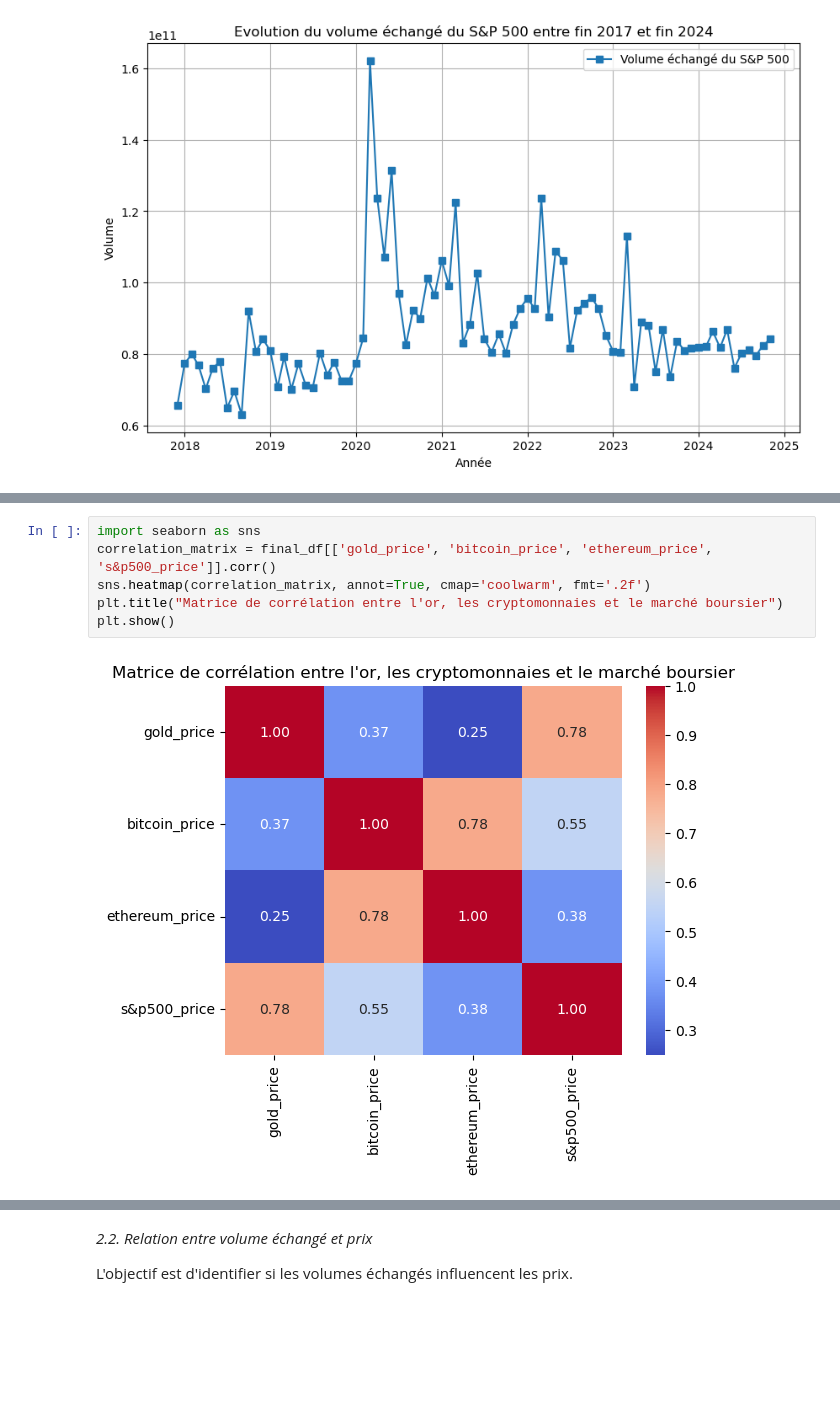
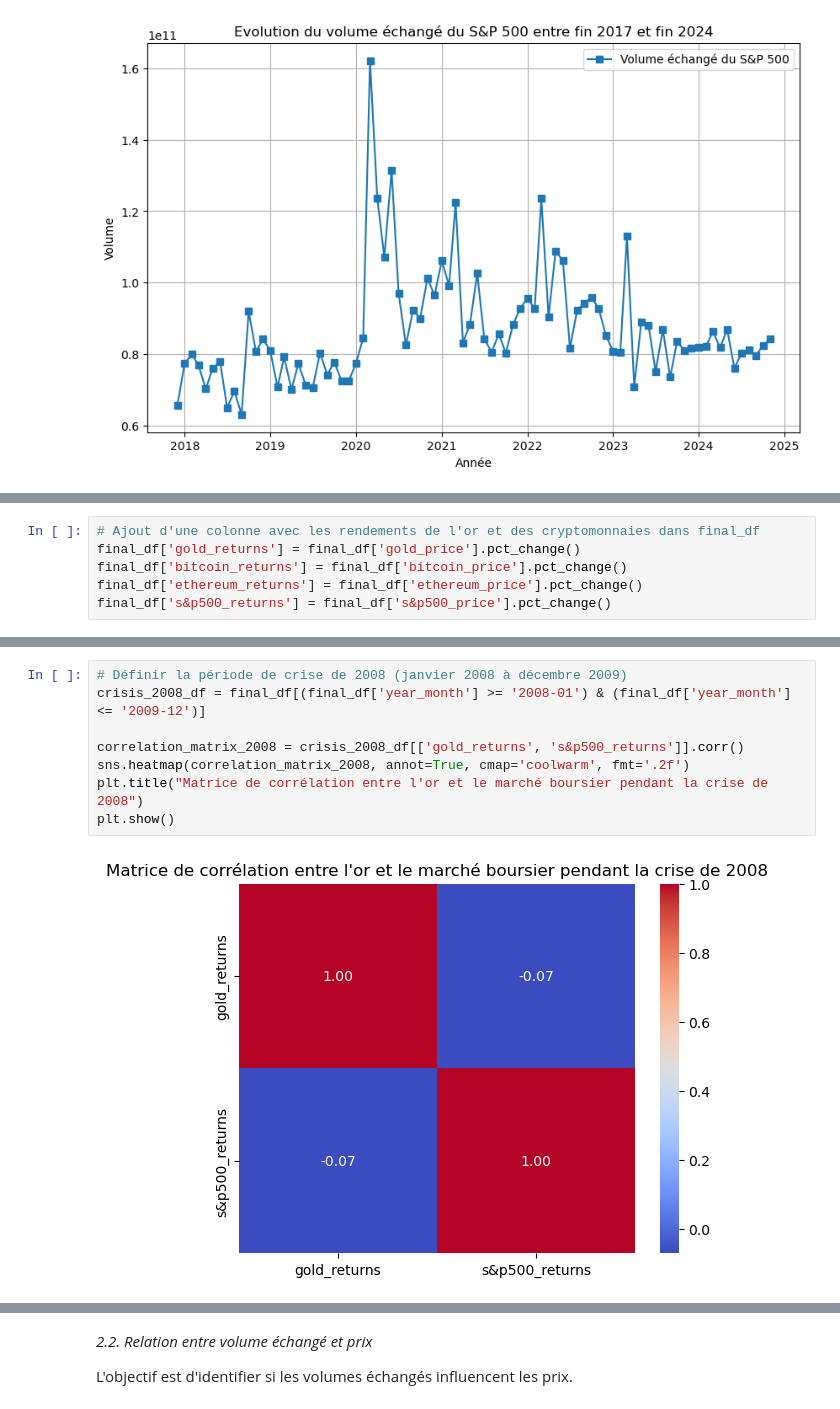
Before and after one commit to hafsaelibrahimi/projet_gold_refuge, a Jupyter notebook: dataset.ipynb, the cells around one changed output, grey strips where cells are left out. Drawn from its saved outputs; the diff is of its cells as text; blank space fills up the shorter version.

Commit message:
Corrélation

```diff
--- a/dataset.ipynb
+++ b/dataset.ipynb
@@ -546,0 +567,6 @@ plt.show()
+# %%
+# Ajout d'une colonne avec les rendements de l'or et des cryptomonnaies dans final_df
+final_df['gold_returns'] = final_df['gold_price'].pct_change()
+final_df['bitcoin_returns'] = final_df['bitcoin_price'].pct_change()
+final_df['ethereum_returns'] = final_df['ethereum_price'].pct_change()
+final_df['s&p500_returns'] = final_df['s&p500_price'].pct_change()
@@ -547,8 +589,10 @@ plt.show()
 # %%
-import seaborn as sns
-correlation_matrix = final_df[['gold_price', 'bitcoin_price', 'ethereum_price', 's&p500_price']].corr()
-sns.heatmap(correlation_matrix, annot=True, cmap='coolwarm', fmt='.2f')
-plt.title("Matrice de corrélation entre l'or, les cryptomonnaies et le marché boursier")
+# Définir la période de crise de 2008 (janvier 2008 à décembre 2009)
+crisis_2008_df = final_df[(final_df['year_month'] >= '2008-01') & (final_df['year_month'] <= '2009-12')]
+
+correlation_matrix_2008 = crisis_2008_df[['gold_returns', 's&p500_returns']].corr()
+sns.heatmap(correlation_matrix_2008, annot=True, cmap='coolwarm', fmt='.2f')
+plt.title("Matrice de corrélation entre l'or et le marché boursier pendant la crise de 2008")
 plt.show()
 # %% [output]
-[figure, old version]
+[figure, new version]
```
Also changed, not shown: parts of 20 cells of this notebook.
